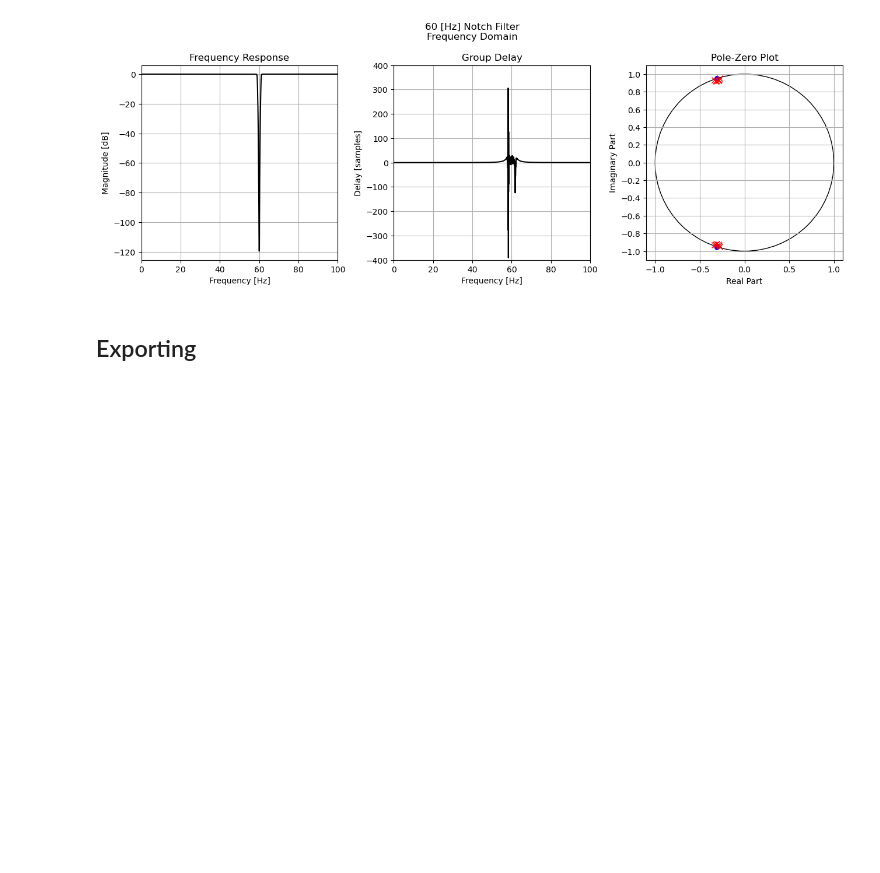
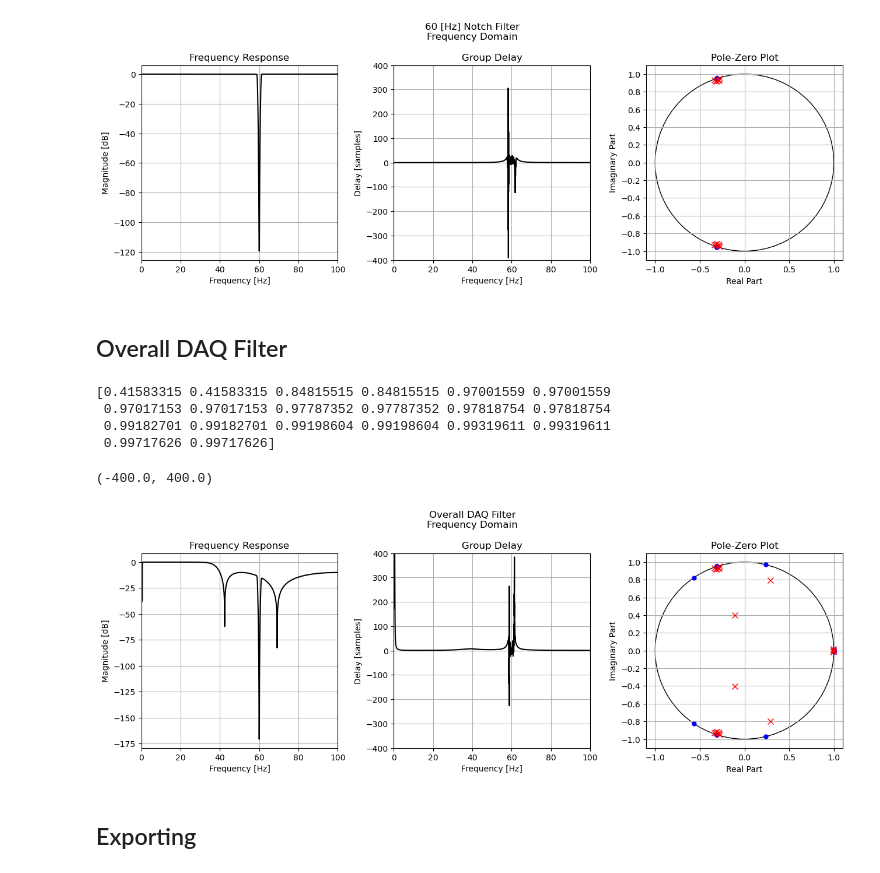
Before and after one commit to bryanmcelvy/microHeartMonitor, a Jupyter notebook: tools/filter_design/daq_filt_design.ipynb, the cells around one changed output. Cells and saved outputs as stored; diff of their text form; code cells hidden in the pictures; blank space fills up the shorter version.

Commit message:
Add overall DAQ filter plot to design notebook

```diff
--- a/tools/filter_design/daq_filt_design.ipynb
+++ b/tools/filter_design/daq_filt_design.ipynb
@@ -106,11 +93,11 @@ plot_pole_zero(b1, a1, ax=axs_low[2])
 # %% [markdown]
 ### Overall Filter
 # %%
-z_overall = np.concatenate([z_high, z_low])
-p_overall = np.concatenate([p_high, p_low])
-k_overall = k_high * k_low
+z_bandpass = np.concatenate([z_high, z_low])
+p_bandpass = np.concatenate([p_high, p_low])
+k_bandpass = k_high * k_low
 
-print(np.sort(np.abs(p_overall)))
+print(np.sort(np.abs(p_bandpass)))
 # %% [output]
 [0.41583315 0.41583315 0.84815515 0.84815515 0.99319611 0.99319611
  0.99717626 0.99717626]
@@ -148,8 +135,8 @@ for n in range(2):
 # %% [markdown]
 ## Notch Filter
 # %%
-sos2 = signal.iirfilter(N=6, Wn=[59, 61], btype='bandstop', output='sos', fs=fs)
-printBiquadInArmFormat(sos2)
+sos_notch = signal.iirfilter(N=6, Wn=[59, 61], btype='bandstop', output='sos', fs=fs)
+printBiquadInArmFormat(sos_notch)
 # %% [output]
 {
     // Section 1
@@ -172,7 +159,7 @@ printBiquadInArmFormat(sos2)
     -0.6700929999351501f, -0.9840363264083862f,
 };
 # %%
-z_notch, p_notch, k_notch = signal.sos2zpk(sos2)
+z_notch, p_notch, k_notch = signal.sos2zpk(sos_notch)
 print(f"abs(p) = {np.abs(p_notch)}")
 # %% [output]
 abs(p) = [0.97001559 0.97001559 0.97017153 0.97017153 0.97787352 0.97787352
@@ -189,6 +176,30 @@ plt.ylim(np.array([-1, 1]) * 400)
 # %% [output]
 (-400.0, 400.0)
 [figure]
+# %% [markdown]
+## Overall DAQ Filter
+# %%
+z_daq = np.concatenate([z_bandpass, z_notch])
+p_daq = np.concatenate([p_bandpass, p_notch])
+k_daq = k_bandpass * k_notch
+print(np.sort(abs(p_daq)))
+# %% [output]
+[0.41583315 0.41583315 0.84815515 0.84815515 0.97001559 0.97001559
+ 0.97017153 0.97017153 0.97787352 0.97787352 0.97818754 0.97818754
+ 0.99182701 0.99182701 0.99198604 0.99198604 0.99319611 0.99319611
+ 0.99717626 0.99717626]
+# %%
+fig_daq, axs_daq = plt.subplots(1, 3, tight_layout=True, figsize=figSize)
+
+b_daq, a_daq = signal.zpk2tf(z_daq, p_daq, k_daq)
+plot_freq_domain(b_daq, a_daq, fs=fs, in_dB=True, ax1=axs_daq[0], ax2=axs_daq[1], filt_name="Overall DAQ Filter")
+plot_pole_zero(b_daq, a_daq, ax=axs_daq[2])
+
+plt.sca(axs_daq[1])
+plt.ylim(np.array([-1, 1]) * 400)
+# %% [output]
+(-400.0, 400.0)
+[figure, added]
 # %% [markdown]
 ## Exporting
 # %%
```
Also changed, not shown: parts of 13 cells of this notebook.
